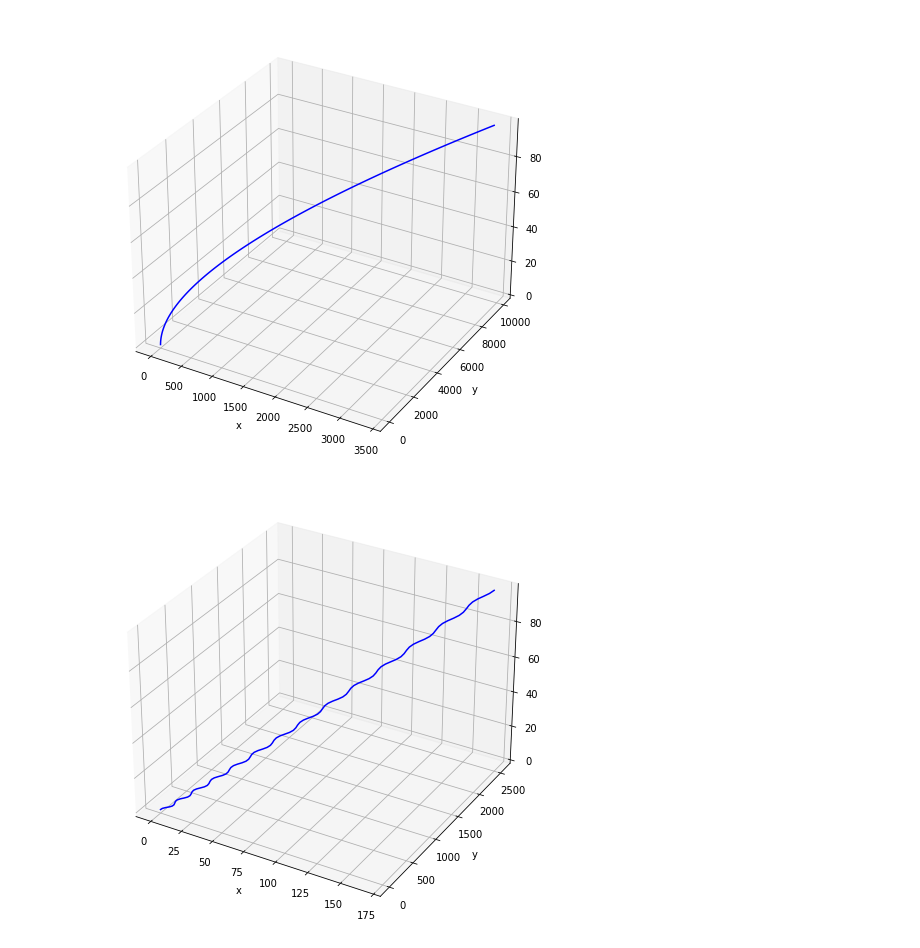
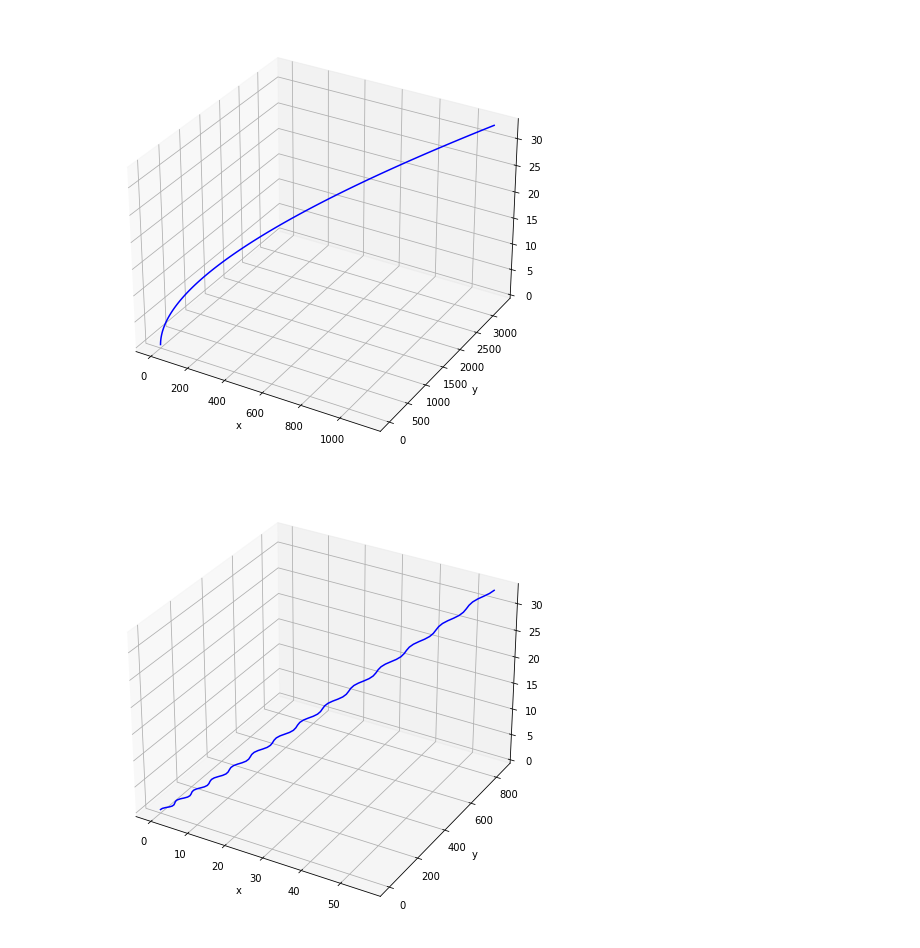
Before and after one commit to godofflipping/IT_Market, a Jupyter notebook: 12.ipynb, the cells around one changed output. Drawn from its saved outputs; the diff is of its cells as text; code cells hidden in the pictures.

```diff
--- a/12.ipynb
+++ b/12.ipynb
@@ -4,24 +4,24 @@ import numpy as np
 import matplotlib.pyplot as plt
 # %%
 # E = H
-x = [(i ** 2) / 3 + i for i in range(100)]
-y = [(i ** 2) + i for i in range(100)]
-z = [i for i in range(100)]
+x = [((i ** 2) / 3 + i) / 3 for i in range(100)]
+y = [((i ** 2) + i) / 3 for i in range(100)]
+z = [(i) / 3 for i in range(100)]
 
 fig = plt.figure(figsize=(16,8))
 ax = plt.axes(projection='3d')
 ax.plot3D(x, y, z, 'blue')
 ax.set_xlabel('x')
 ax.set_ylabel('y')
 ax.set_zlabel('z')
 plt.show()
 # %% [output]
-[figure, old version]
+[figure, new version]
 # %%
 # E = H/2
-x = [i * (5/3) - 0.77 * np.sin(0.865 * i) - 1.333 * np.cos(0.865 * i) + 1.333 for i in range(100)]
-y = [(i ** 2) / 4 + i for i in range(100)]
-z = [i for i in range(100)]
+x = [(i * (5/3) - 0.77 * np.sin(0.865 * i) - 1.333 * np.cos(0.865 * i) + 1.333) / 3 for i in range(100)]
+y = [((i ** 2) / 4 + i) / 3 for i in range(100)]
+z = [(i) / 3 for i in range(100)]
 
 fig = plt.figure(figsize=(16,8))
 ax = plt.axes(projection='3d')
@@ -31,6 +31,6 @@ ax.set_ylabel('y')
 ax.set_zlabel('z')
 plt.show()
 # %% [output]
-[figure, old version]
+[figure, new version]
 # %%
 # E = 2H
```
Also changed, not shown: parts of 1 cell of this notebook.
